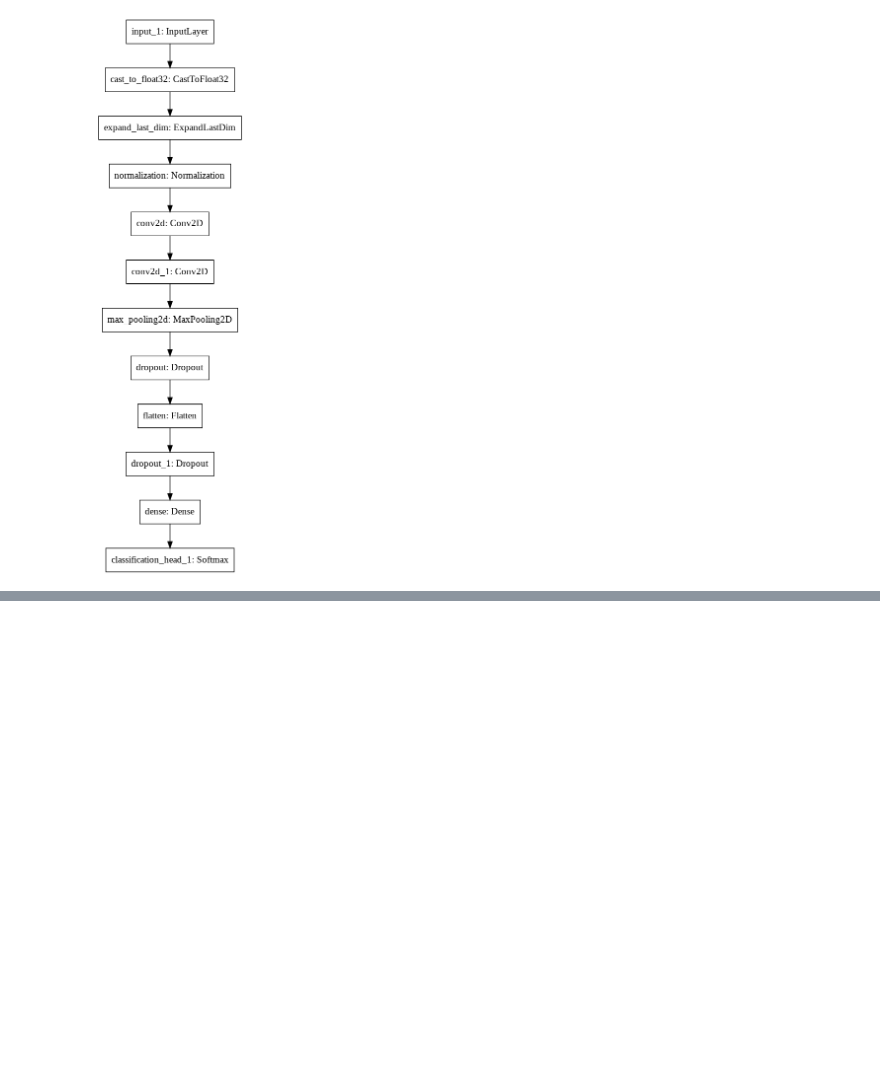
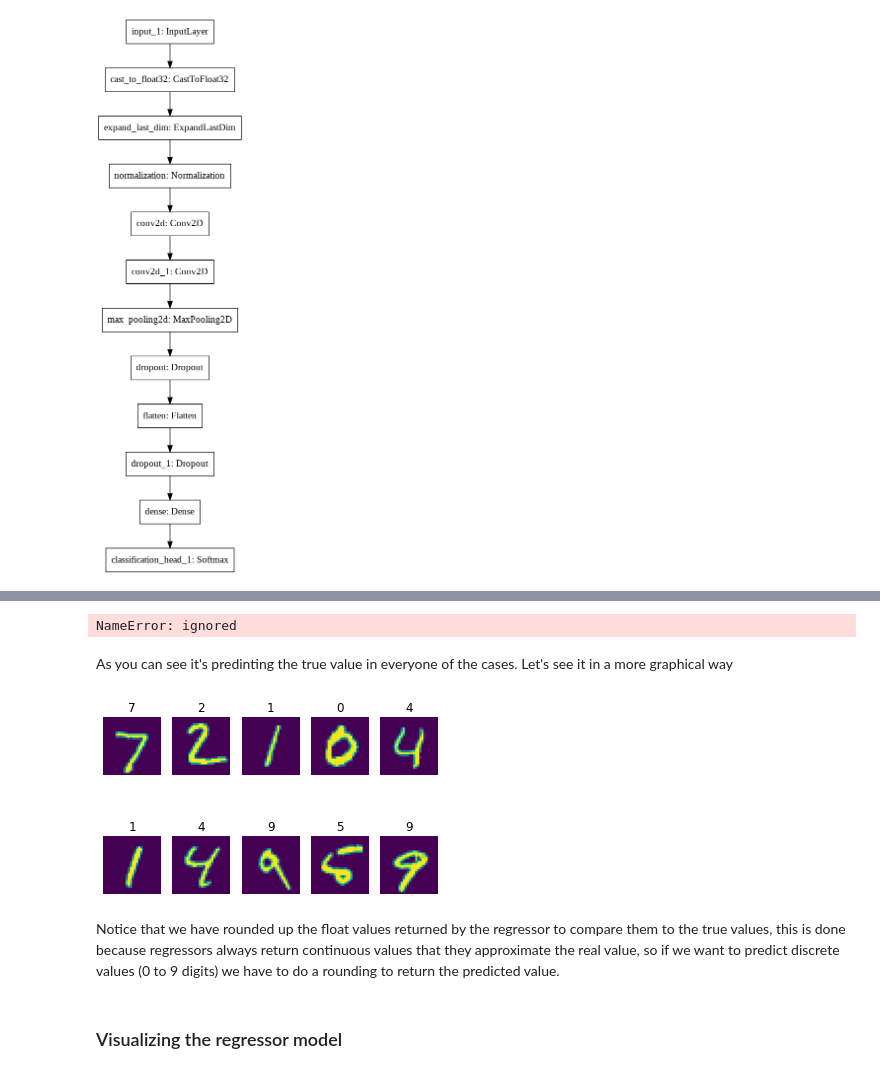
Before and after one commit to PacktPublishing/Automated-Machine-Learning-with-AutoKeras, a Jupyter notebook: Chapter2.ipynb, the cells around one changed output, grey strips where cells are left out. Saved outputs shown, nothing was run; the diff lists cells and outputs as text; code cells hidden in the pictures; blank space fills up the shorter version.

```diff
--- a/Chapter2.ipynb
+++ b/Chapter2.ipynb
@@ -85,5 +85,5 @@ clf = ak.ImageClassifier(
     max_trials=1)
 
 # Search for the optimal classifier for the MNIST training dataset
-clf.fit(x_train, y_train, epochs=2)
+clf.fit(x_train, y_train, epochs=20)
 # %% [output]
@@ -158,0 +177,14 @@ plot_model(clf.export_model())
+# %%
+# Initialize the image regressor.
+reg = ak.ImageRegressor(
+    overwrite=True,
+    max_trials=1)
+
+# Feed the image regressor with training dataset.
+reg.fit(x_train, y_train, epochs=20)
+
+# Predict with the best model found.
+predicted_y = reg.predict(x_test)
+
+# Evaluate the best model with testing dataset.
+reg.evaluate(x_test, y_test)
@@ -158,0 +209,25 @@ plot_model(clf.export_model())
+# %%
+# Predict with the best model found the first 10 digits.
+predicted_y = reg.predict(x_test[:10])
+# Print the first 10 true values
+print(list(y_test[:10]))
+# Print the predicted values to compare
+print([round(float(i)) for i in predicted_y])
+# %% [output]
+NameError: ignored
+# %% [markdown]
+As you can see it's predinting the true value in everyone of the cases. Let's see it in a more graphical way
+# %%
+fig = plt.figure()
+for i, v in enumerate(predicted_y):
+    ax = fig.add_subplot(2, 5, i+1)
+    ax.set_axis_off()
+    ax.set_title(round(float(v)))
+    plt.imshow(x_test[i])
+plt.show()
+# %% [output]
+[figure, added]
+# %% [markdown]
+Notice that we have rounded up the float values returned by the regressor to compare them to the true values, this is done because regressors always return continuous values that they approximate the real value, so if we want to predict discrete values (0 to 9 digits) we have to do a rounding to return the predicted value.
+# %% [markdown]
+### Visualizing the regressor model
```
Also changed, not shown: parts of 11 cells of this notebook.
